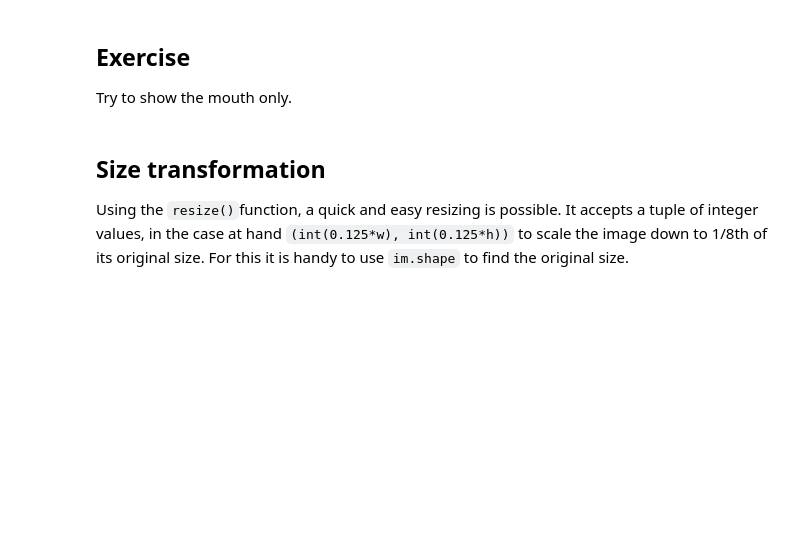
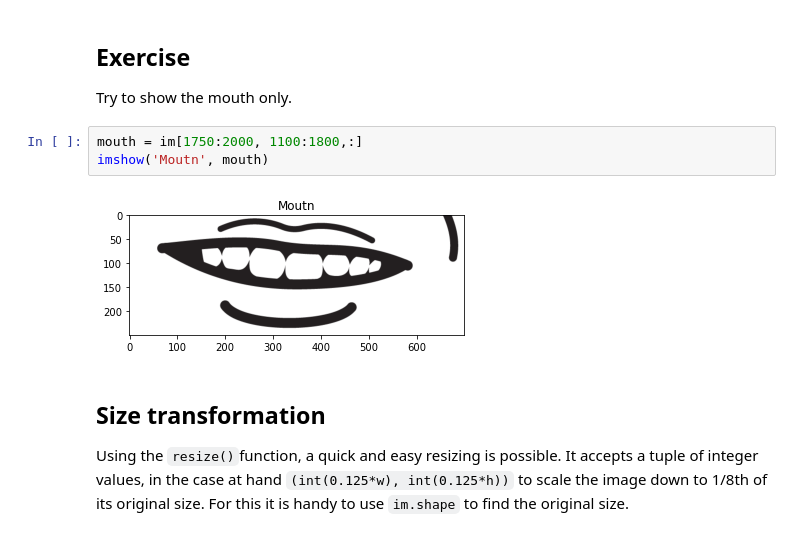
Before and after one commit to RailProfAC/data-science-for-engineers, a Jupyter notebook: ImageProcessing/ImageProcessing.ipynb, the cells around one changed output. Drawn from its saved outputs; the diff is of its cells as text; blank space fills up the shorter version.

```diff
--- a/ImageProcessing/ImageProcessing.ipynb
+++ b/ImageProcessing/ImageProcessing.ipynb
@@ -59,6 +70,11 @@ imshow('Face', face)
 ## Exercise
 
 Try to show the mouth only.
+# %%
+mouth = im[1750:2000, 1100:1800,:]
+imshow('Moutn', mouth)
+# %% [output]
+[figure, added]
 # %% [markdown]
 ## Size transformation
 
```
Also changed, not shown: parts of 18 cells of this notebook, 2 other files.
